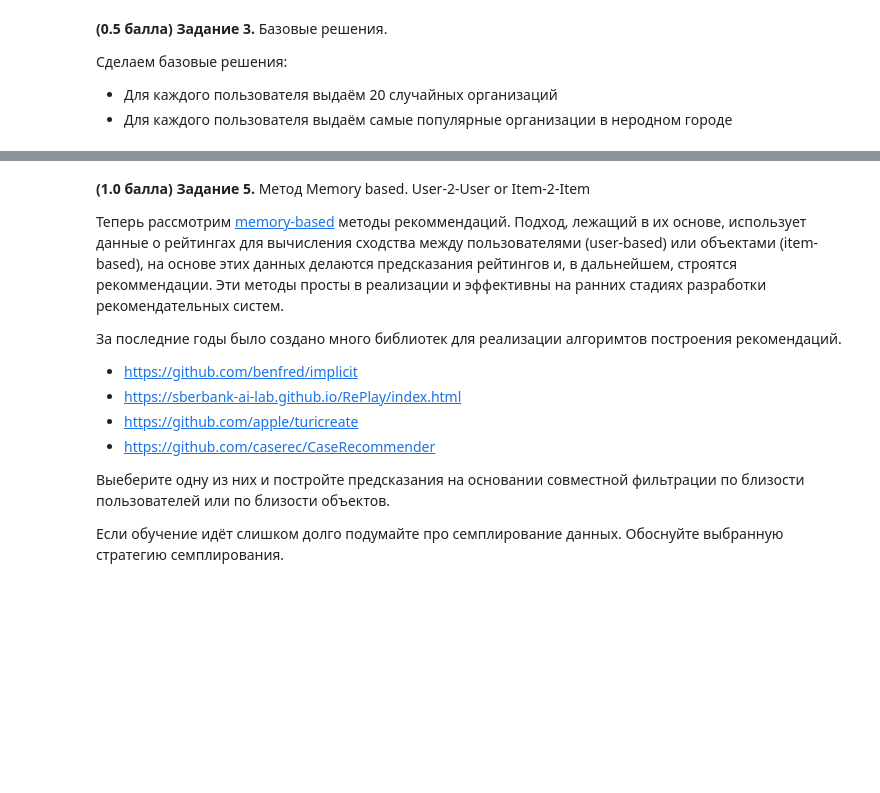
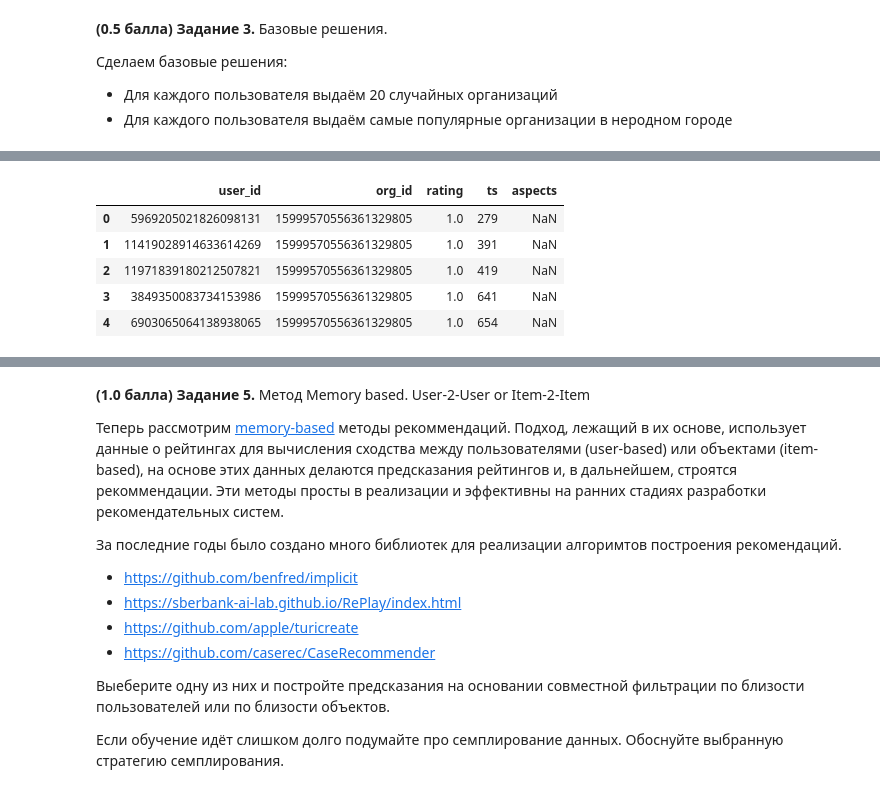
Before and after one commit to dkoshman/YSDA, a Jupyter notebook: Machine_Learning/Recomending/lab_recommending.ipynb, the cells around one changed output, grey strips where cells are left out. Saved outputs shown, nothing was run; the diff lists cells and outputs as text; code cells hidden in the pictures; blank space fills up the shorter version.

```diff
--- a/Machine_Learning/Recomending/lab_recommending.ipynb
+++ b/Machine_Learning/Recomending/lab_recommending.ipynb
@@ -165,3 +276,12 @@ $$H = - K \sum_{i\in R}{p_i log p_i}$$
   * Создайте функцию, которая генерирует словарь с метриками, по предоставленному решению.
 
   * Оцените baseline-решения на валидации.
+# %%
+reviews.head()
+# %% [output]
+|  | user_id | org_id | rating | ts | aspects |
+| 0 | 5969205021826098131 | 15999570556361329805 | 1.0 | 279 | NaN |
+| 1 | 11419028914633614269 | 15999570556361329805 | 1.0 | 391 | NaN |
+| 2 | 11971839180212507821 | 15999570556361329805 | 1.0 | 419 | NaN |
+| 3 | 3849350083734153986 | 15999570556361329805 | 1.0 | 641 | NaN |
+| 4 | 6903065064138938065 | 15999570556361329805 | 1.0 | 654 | NaN |
```
Also changed, not shown: parts of 23 cells of this notebook.
